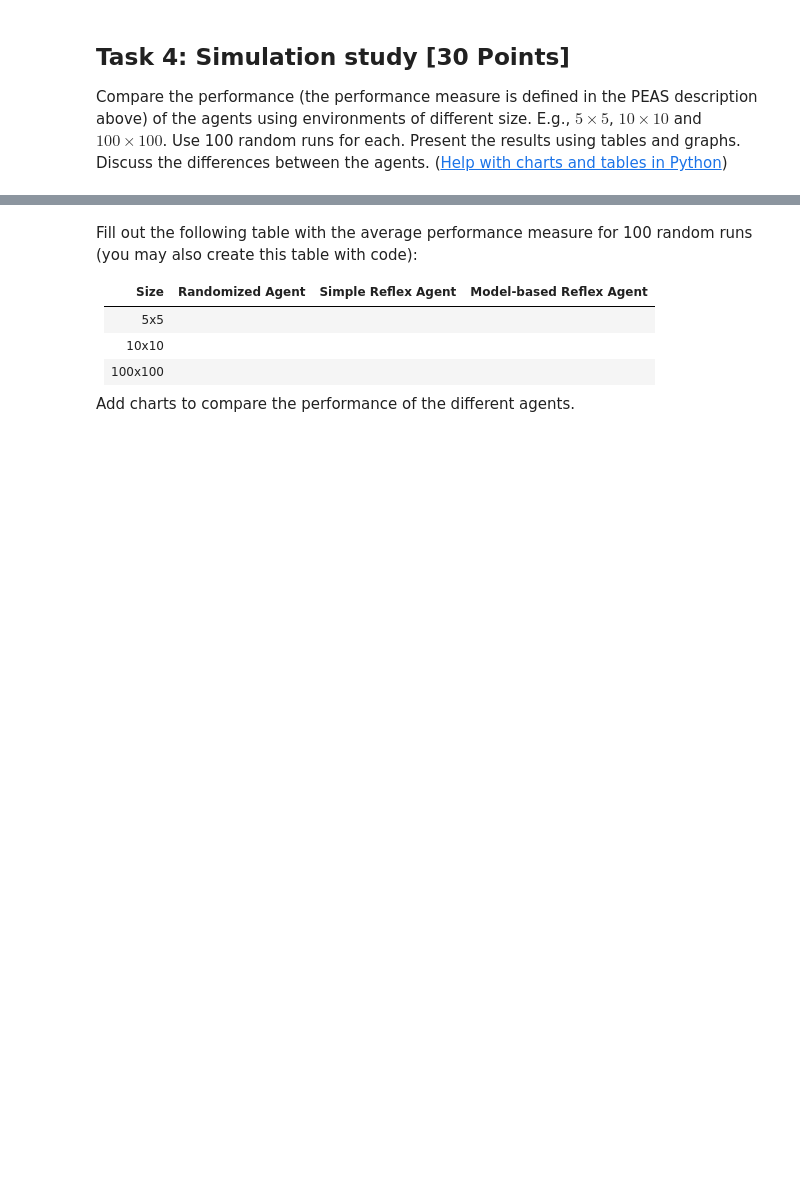
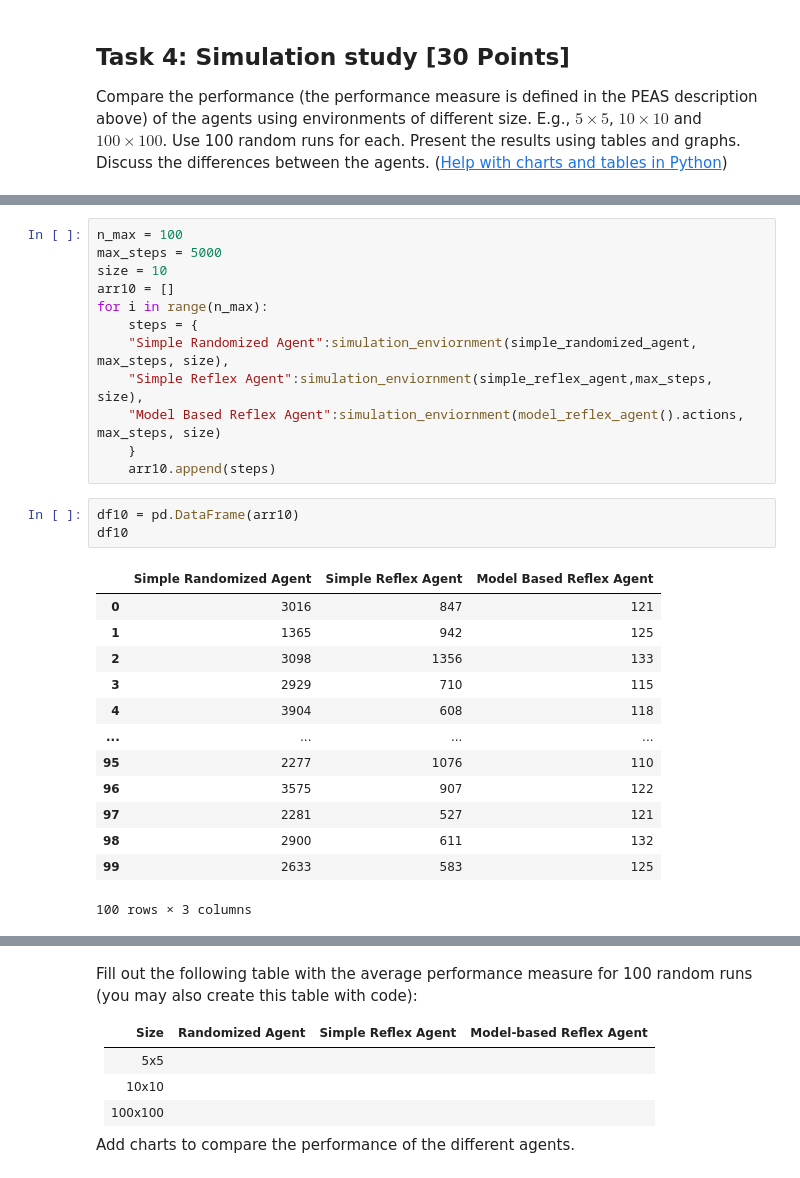
Before and after one commit to Corey23/CS7320-AI, a Jupyter notebook: Agents/robot_vacuum.ipynb, the cells around one changed output, grey strips where cells are left out. Saved outputs shown, nothing was run; the diff lists cells and outputs as text; blank space fills up the shorter version.

```diff
--- a/Agents/robot_vacuum.ipynb
+++ b/Agents/robot_vacuum.ipynb
@@ -204,0 +344,29 @@ $100 \times 100$. Use 100 random runs for each. Present the results using tables
+# %%
+n_max = 100
+max_steps = 5000
+size = 10
+arr10 = []
+for i in range(n_max):
+    steps = {
+    "Simple Randomized Agent":simulation_enviornment(simple_randomized_agent, max_steps, size),
+    "Simple Reflex Agent":simulation_enviornment(simple_reflex_agent,max_steps, size),
+    "Model Based Reflex Agent":simulation_enviornment(model_reflex_agent().actions, max_steps, size)
+    }
+    arr10.append(steps)
+# %%
+df10 = pd.DataFrame(arr10)
+df10
+# %% [output]
+|  | Simple Randomized Agent | Simple Reflex Agent | Model Based Reflex Agent |
+| 0 | 3016 | 847 | 121 |
+| 1 | 1365 | 942 | 125 |
+| 2 | 3098 | 1356 | 133 |
+| 3 | 2929 | 710 | 115 |
+| 4 | 3904 | 608 | 118 |
+| ... | ... | ... | ... |
+| 95 | 2277 | 1076 | 110 |
+| 96 | 3575 | 907 | 122 |
+| 97 | 2281 | 527 | 121 |
+| 98 | 2900 | 611 | 132 |
+| 99 | 2633 | 583 | 125 |
+100 rows × 3 columns
```
Also changed, not shown: parts of 25 cells of this notebook.
